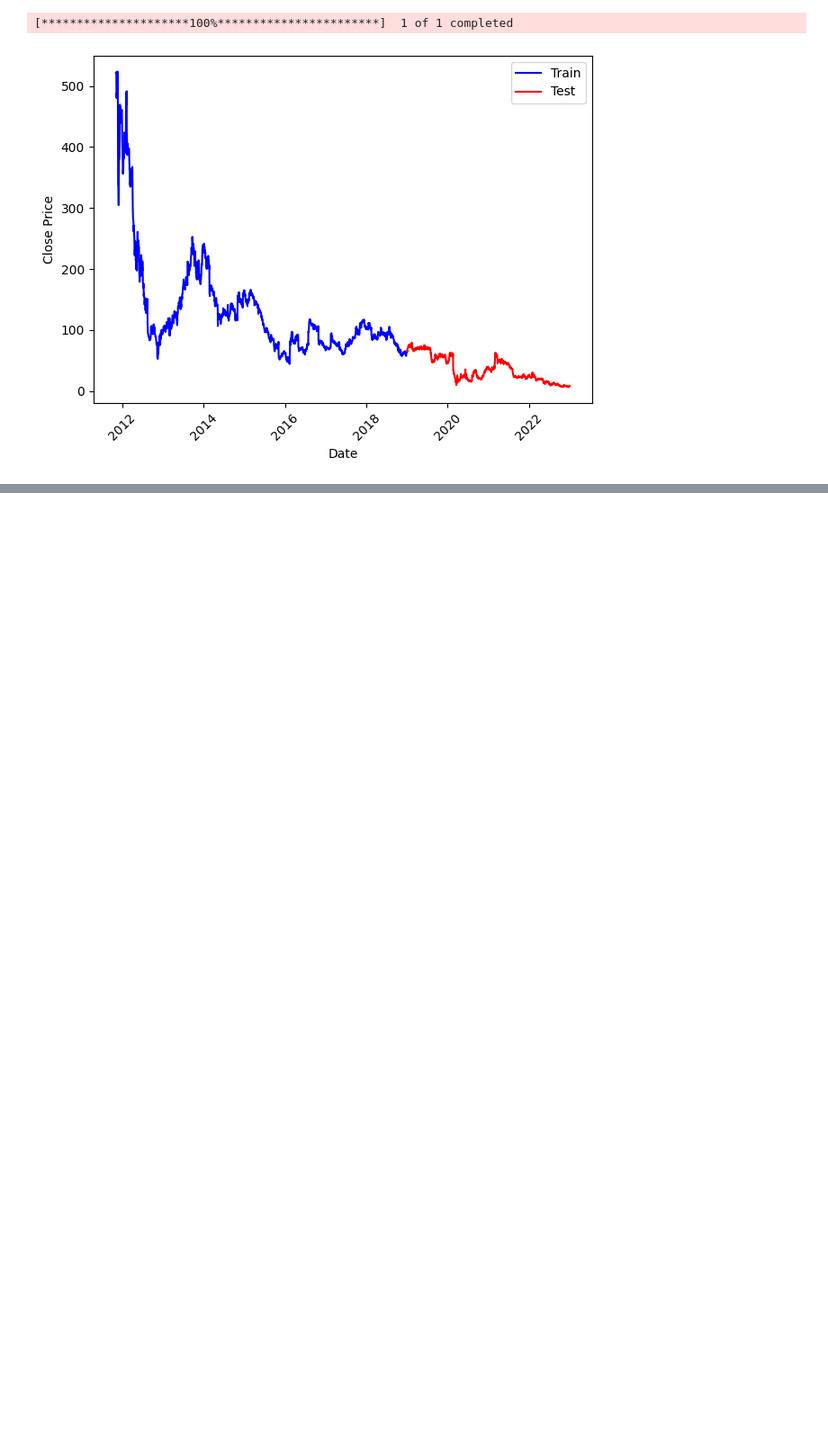
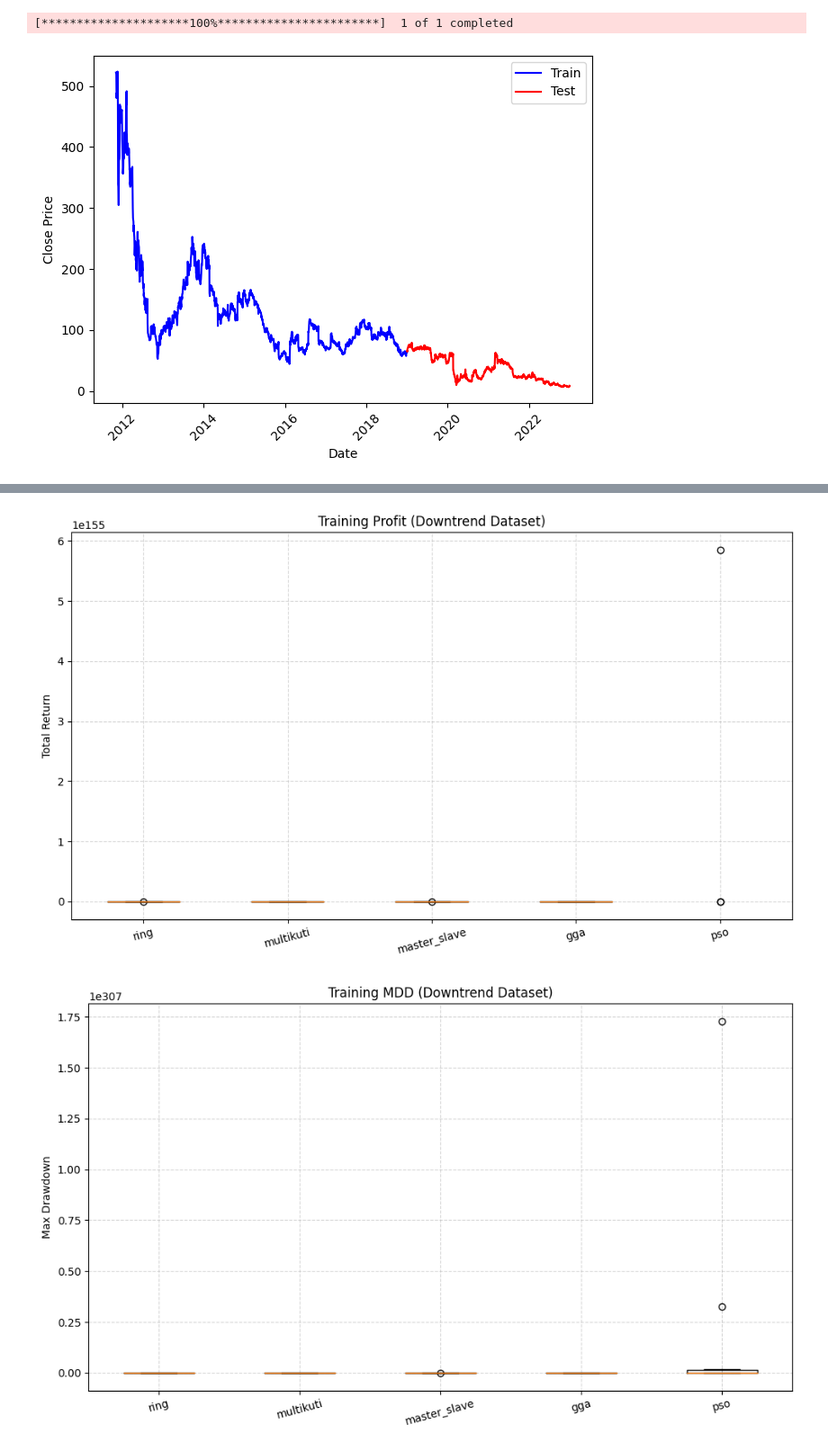
Before and after one commit to Chideme/island_genetic_algrorithm, a Jupyter notebook: downtrend.ipynb, the cells around one changed output, grey strips where cells are left out. Shown at 90% size. Drawn from its saved outputs; the diff is of its cells as text; code cells hidden in the pictures; blank space fills up the shorter version.

```diff
--- a/downtrend.ipynb
+++ b/downtrend.ipynb
@@ -32,8 +33,6 @@ YF.download() has changed argument auto_adjust default to True
 pso = PSOPortfolioOptimizer(
                 data=data.train_data,
                 strategies=data.strategies,
-                num_particles=10,
-                iterations=3
             )
 profit, mdd, fitness = pso.run()
 print(f"Profit: {profit}, MDD: {mdd}, Fitness: {fitness}")
@@ -59,7 +94,7 @@ test_mdd = {alg: [] for alg in fitness_values}
 evolve_strategies = ["ring", "multikuti", "master_slave", "gga", "pso"]
 
 # Number of repetitions per algorithm for statistical robustness
-num_runs = 2
+num_runs = 10
 
 for strategy in evolve_strategies:
     print(f"Running strategy: {strategy}")
@@ -72,9 +107,9 @@ for strategy in evolve_strategies:
                 data=data.train_data,
                 K=4,
                 num_islands=10,
-                m_iter=5,
-                num_iter=5,
-                pSize=20,
+                m_iter=10,
+                num_iter=50,
+                pSize=150,
                 strategies=data.strategies,
                 evolve_strategy=strategy
             )
@@ -95,14 +130,10 @@ for strategy in evolve_strategies:
             # Initialize and run PSO
             pso = PSOPortfolioOptimizer(
                 data=data.train_data,
-                strategies=data.strategies,
-                num_particles=10,
-                iterations=3
+                strategies=data.strategies
             )
             train_profit, train_mdd, train_fitness = pso.run()
-            ## time
-            end_time = time.time()
-            speed_values[strategy].append(end_time - start_time)
+
 
             # Evaluate on training data
 
@@ -115,7 +146,9 @@ for strategy in evolve_strategies:
             test_profit["pso"].append(test_profit_val)
             test_mdd["pso"].append(test_mdd_val)
             test_fitness_values["pso"].append(test_fitness_val)
-
+        ## time
+        end_time = time.time()
+        speed_values[strategy].append(end_time - start_time)
 
 
 print("All strategies completed.")
@@ -139,0 +174,25 @@ All strategies completed.
+# %%
+algorithms = ["ring", "multikuti", "master_slave", "gga", "pso"]
+def plot_metric(metric_dict, title, ylabel):
+    plt.figure(figsize=(10, 6))
+    data = [metric_dict[alg] for alg in algorithms]
+    plt.boxplot(data, labels=algorithms)
+    plt.title(title)
+    plt.ylabel(ylabel)
+    plt.grid(True, linestyle='--', alpha=0.5)
+    plt.xticks(rotation=15)
+    plt.tight_layout()
+    plt.show()
+# TRAINING PERFORMANCE
+#plot_metric(fitness_values, "Training Fitness (Downtrend Dataset)", "Fitness Score")
+plot_metric(profit, "Training Profit (Downtrend Dataset)", "Total Return")
+plot_metric(mdd, "Training MDD (Downtrend Dataset)", "Max Drawdown")
+#plot_metric(speed_values, "Training Runtime (Downtrend Dataset)", "Seconds")
+
+# TEST PERFORMANCE
+#plot_metric(test_fitness_values, "Test Fitness (Downtrend Dataset)", "Fitness Score")
+plot_metric(test_profit, "Test Profit (Downtrend Dataset)", "Total Return")
+plot_metric(test_mdd, "Test MDD (Downtrend Dataset)", "Max Drawdown")
+# %% [output]
+[figure, added]
+[figure, added]
```
Also changed, not shown: parts of 6 cells of this notebook, 18 other files.
